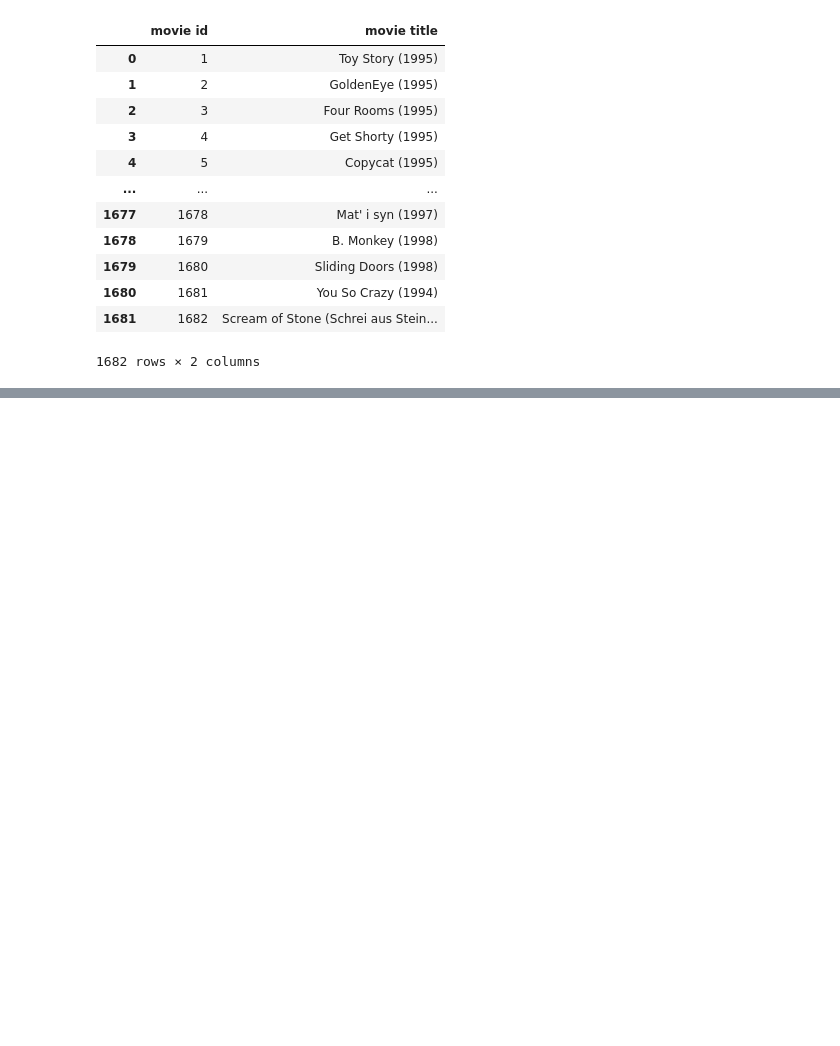
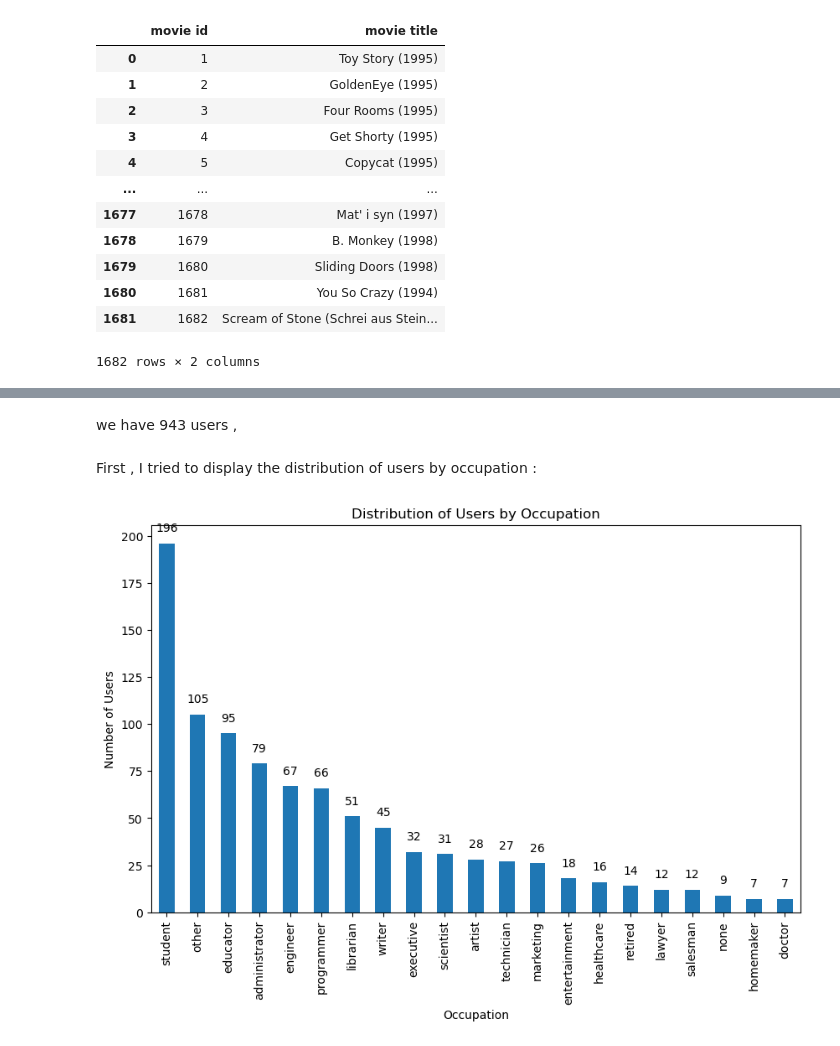
Before and after one commit to IMeziany/Movie-recommendation-systems, a Jupyter notebook: Recommendation sysytems.ipynb, the cells around one changed output, grey strips where cells are left out. Saved outputs shown, nothing was run; the diff lists cells and outputs as text; code cells hidden in the pictures; blank space fills up the shorter version.

```diff
--- a/Recommendation sysytems.ipynb
+++ b/Recommendation sysytems.ipynb
@@ -259,0 +209,3 @@ movies_names
+# %%
+user_col=['user id','age','gender','occupation','zip code']
+u_user = pd.read_csv('ml-100k/u.user', header=None, sep='|', names=user_col, encoding='ISO-8859-1')
@@ -263,0 +490,23 @@ KeyError: 'movie id'
+# %% [markdown]
+we have  943 users ,
+# %% [markdown]
+First , I tried to display the distribution of users by occupation :
+# %%
+# Count users by occupation
+occupation_counts = u_user['occupation'].value_counts()
+# Create the bar plot
+ax = occupation_counts.plot(kind='bar', title='Distribution of Users by Occupation',figsize=(10, 6))
+
+
+
+# Plot distribution of users by occupation
+plt.xlabel('Occupation')
+plt.ylabel('Number of Users')
+# Annotate each bar with the total number of movies
+for i, count in enumerate(occupation_counts):
+    ax.text(i, count + 5, str(int(count)), ha='center', va='bottom', fontsize=10)
+
+plt.show()
+plt.show()
+# %% [output]
+[figure, added]
```
Also changed, not shown: parts of 73 cells of this notebook.
